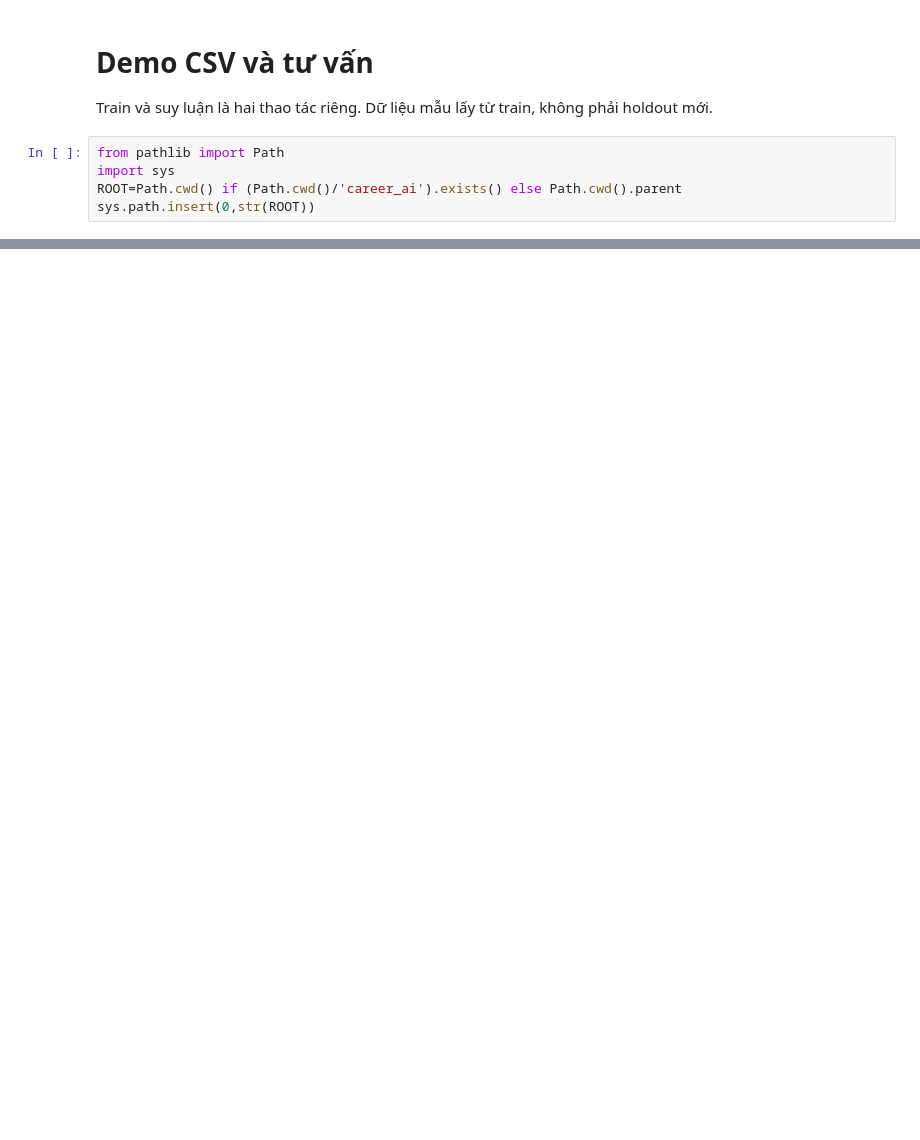
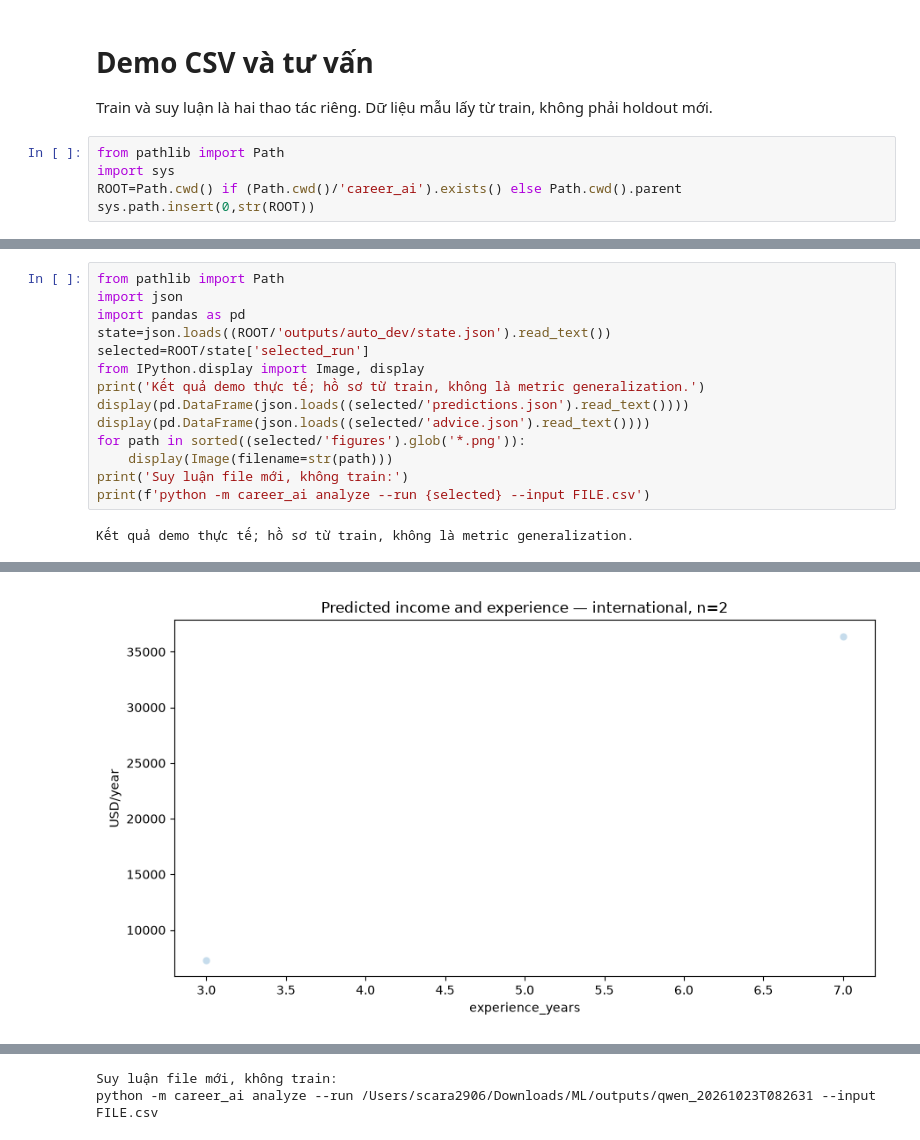
Before and after one commit to diepyenkhoa7-lab/ML, a Jupyter notebook: notebooks/05_demo.ipynb, the cells around one changed output, grey strips where cells are left out. Cells and saved outputs as stored; diff of their text form; blank space fills up the shorter version.

Commit message:
feat: deliver evaluated Qwen demo and five executed notebooks

```diff
--- a/notebooks/05_demo.ipynb
+++ b/notebooks/05_demo.ipynb
@@ -21,0 +9,16 @@ python -m career_ai analyze --run outputs/RUN --input data/profiles_demo.json --
+# %%
+from pathlib import Path
+import json
+import pandas as pd
+state=json.loads((ROOT/'outputs/auto_dev/state.json').read_text())
+selected=ROOT/state['selected_run']
+from IPython.display import Image, display
+print('Kết quả demo thực tế; hồ sơ từ train, không là metric generalization.')
+display(pd.DataFrame(json.loads((selected/'predictions.json').read_text())))
+display(pd.DataFrame(json.loads((selected/'advice.json').read_text())))
+for path in sorted((selected/'figures').glob('*.png')):
+    display(Image(filename=str(path)))
+print('Suy luận file mới, không train:')
+print(f'python -m career_ai analyze --run {selected} --input FILE.csv')
+# %% [output]
+Kết quả demo thực tế; hồ sơ từ train, không là metric generalization.
@@ -21,0 +37 @@ python -m career_ai analyze --run outputs/RUN --input data/profiles_demo.json --
+[figure, added]
@@ -21,0 +47,2 @@ python -m career_ai analyze --run outputs/RUN --input data/profiles_demo.json --
+Suy luận file mới, không train:
+python -m career_ai analyze --run /Users/scara2906/Downloads/ML/outputs/qwen_20261023T082631 --input FILE.csv
```
Also changed, not shown: parts of 2 cells of this notebook, 12 other files.
